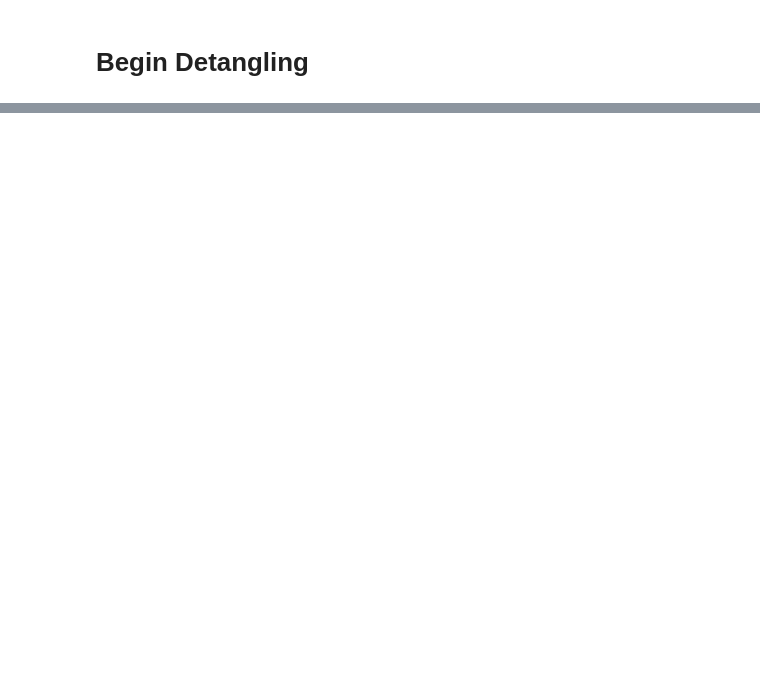
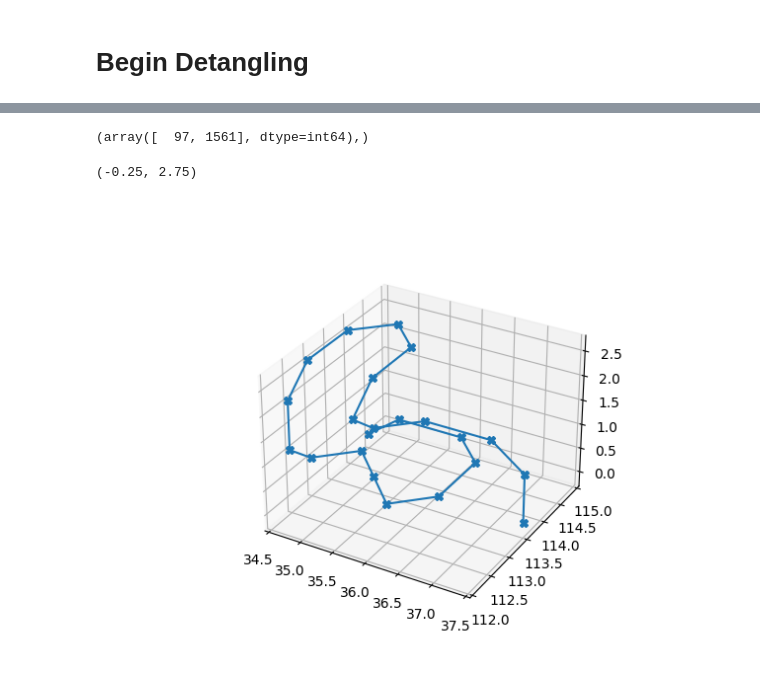
Before and after one commit to Mehdi5578/3DPU_Plateau_Problem, a Jupyter notebook: 3D_Skull_Stripping.ipynb, the cells around one changed output, grey strips where cells are left out. Saved outputs shown, nothing was run; the diff lists cells and outputs as text; code cells hidden in the pictures; blank space fills up the shorter version.

```diff
--- a/3D_Skull_Stripping.ipynb
+++ b/3D_Skull_Stripping.ipynb
@@ -274,0 +360,50 @@ cv2.waitKey(0)
+# %%
+closed = [l.closed for l in loops]
+np.where(lenghts == 21)
+# %% [output]
+(array([  97, 1561], dtype=int64),)
+# %%
+fig = plt.figure()
+ax = fig.add_subplot(111, projection='3d')
+ax.set_aspect('equal')
+X = []
+Y = []
+Z = []
+for loop in loops[97:97+1]:
+    if True:
+        lasso_positions = []
+        for r in loop.loop:
+            pos = [r.res.ax] + list(r.res.pos)
+            if pos[0] == 2:
+                new_pos = [pos[1]+0.5,pos[2] + 0.5,pos[3]]
+            elif pos[0] == 1:
+                new_pos = [pos[1]+0.5,pos[2],pos[3]+0.5]
+            elif pos[0] == 0:
+                new_pos = [pos[1],pos[2] + 0.5,pos[3]+0.5]
+
+            lasso_positions.append(new_pos)
+        xs = [pos[0] for pos in lasso_positions]
+        ys = [pos[1] for pos in lasso_positions]
+        zs = [pos[2] for pos in lasso_positions]
+        xs = xs
+        ys = ys
+        zs = zs
+        ax.plot(xs,ys,zs,marker = 'X')
+        Z = Z + zs
+        X = X + xs
+        Y = Y + ys
+
+X = np.array(X)
+Y = np.array(Y)
+Z = np.array(Z)
+max_range = np.array([X.max()-X.min(), Y.max()-Y.min(), Z.max()-Z.min()]).max() / 2.0
+
+mid_x = (X.max()+X.min()) * 0.5
+mid_y = (Y.max()+Y.min()) * 0.5
+mid_z = (Z.max()+Z.min()) * 0.5
+ax.set_xlim(mid_x - max_range, mid_x + max_range)
+ax.set_ylim(mid_y - max_range, mid_y + max_range)
+ax.set_zlim(mid_z - max_range, mid_z + max_range)
+# %% [output]
+(-0.25, 2.75)
+[figure, added]
```
Also changed, not shown: parts of 11 cells of this notebook, 1 other file.
